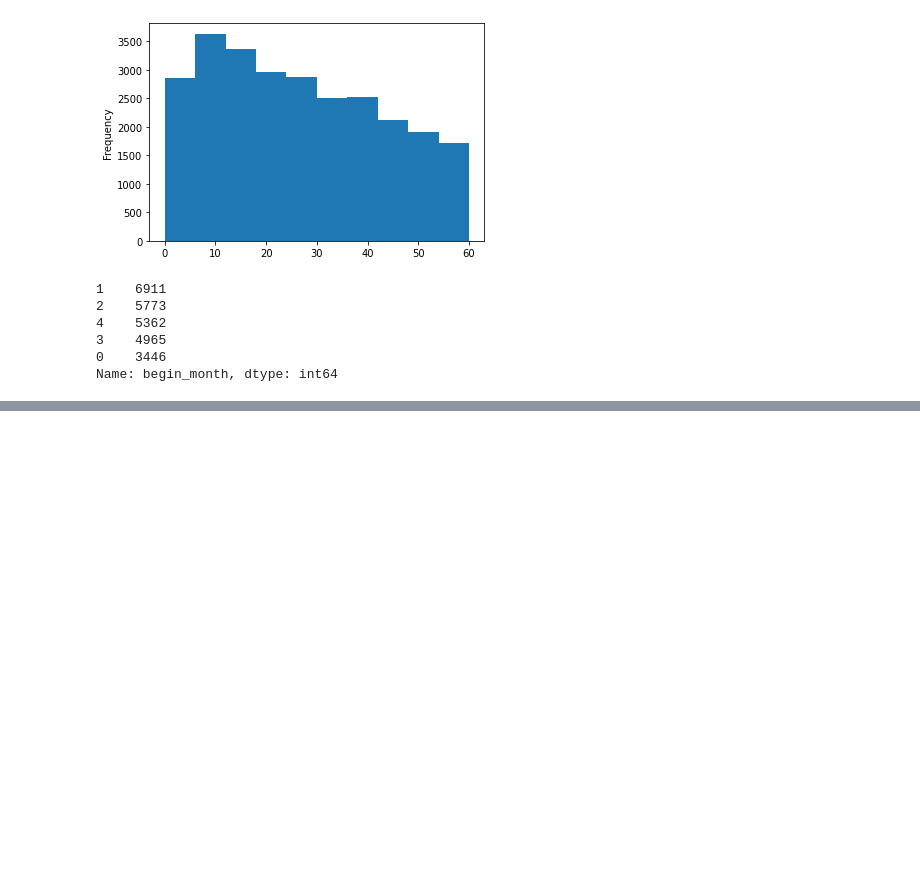
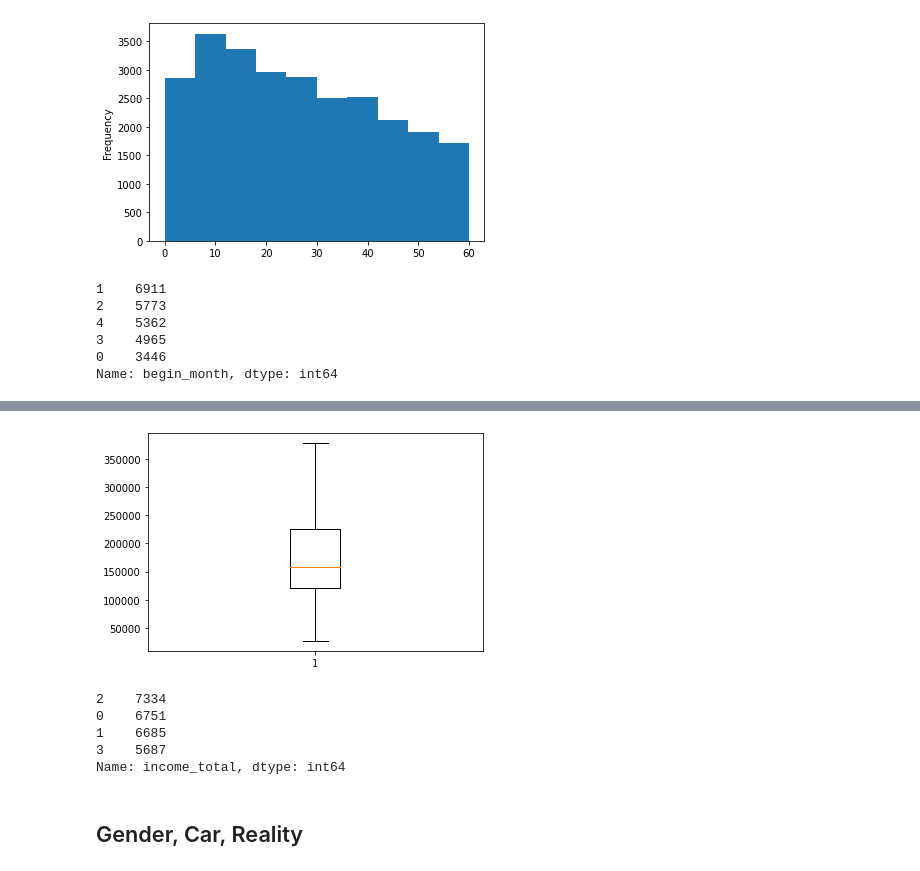
Before and after one commit to JxxHxxx/Ubion-CreditCardUserPrediction, a Jupyter notebook: Code/LJH_EDA&Preprocessing.ipynb, the cells around one changed output, grey strips where cells are left out. Drawn from its saved outputs; the diff is of its cells as text; code cells hidden in the pictures; blank space fills up the shorter version.

```diff
--- a/Code/LJH_EDA&Preprocessing.ipynb
+++ b/Code/LJH_EDA&Preprocessing.ipynb
@@ -45,3 +47,11 @@ credit: 사용자의 신용카드 대금 연체를 기준으로 한 신용도
+# %%
+def box_value(col):
+    Q1 = abs(train[train[col] > 0][col].quantile(0.25))
+    Q2 = abs(train[train[col] > 0][col].quantile(0.50))
+    Q3 = abs(train[train[col] > 0][col].quantile(0.75))
+    IQR = Q3 - Q1
+
+    return Q1, Q2, Q3, IQR
 # %% [markdown]
 # Preprocessing
 # %% [markdown]
@@ -139,0 +168,13 @@ Name: begin_month, dtype: int64
+# %%
+Q1 = box_value('income_total')[0]
+Q2 = box_value('income_total')[1]
+Q3 = box_value('income_total')[2]
+IQR = box_value('income_total')[3]
+# %%
+train.loc[(train['income_total'] <= Q1 - 1.5 * IQR) | (train['income_total'] >= Q3 + 1.5 *IQR), 'income_total'] = Q3 + IQR/3
+test.loc[(test['income_total'] <= Q1 - 1.5 * IQR) | (test['income_total'] >= Q3 + 1.5 *IQR), 'income_total'] = Q3 + IQR/3
+# %%
+plt.boxplot(train['income_total'])
+plt.show()
+# %% [output]
+[figure, added]
@@ -139,0 +193,10 @@ Name: begin_month, dtype: int64
+# %%
+train['income_total'].value_counts()
+# %% [output]
+2    7334
+0    6751
+1    6685
+3    5687
+Name: income_total, dtype: int64
+# %% [markdown]
+## Gender, Car, Reality
```
Also changed, not shown: parts of 13 cells of this notebook.
